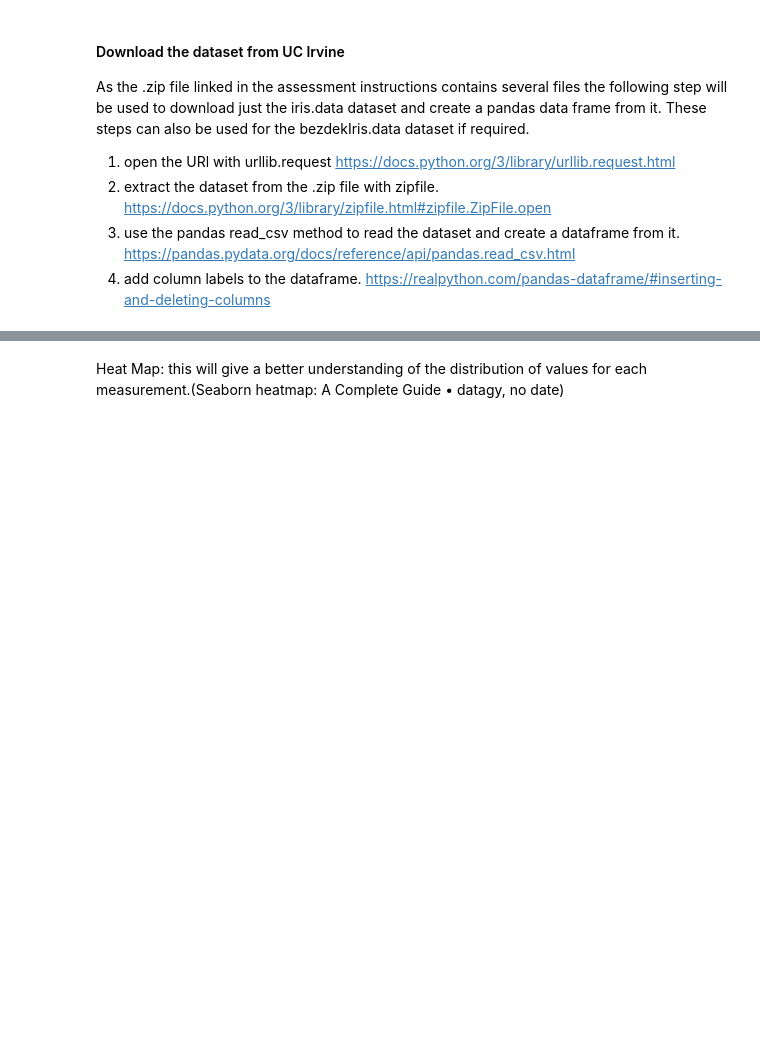
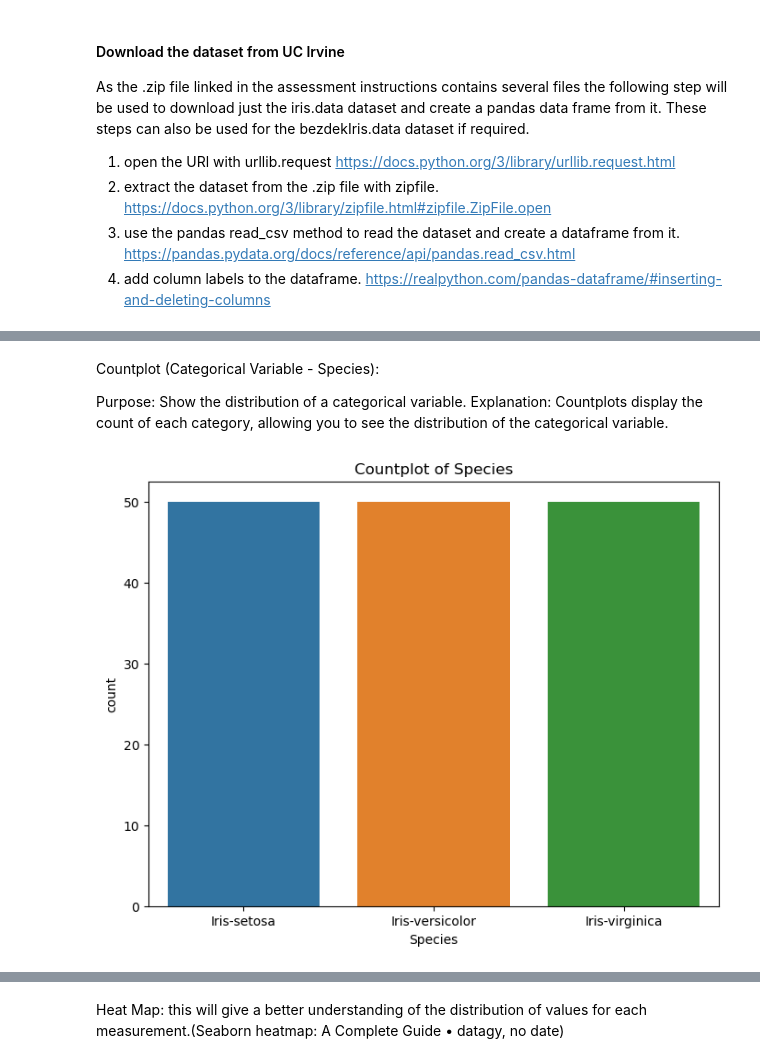
Before and after one commit to decvfox/fofda-assessment, a Jupyter notebook: project.ipynb, the cells around one changed output, grey strips where cells are left out. Saved outputs shown, nothing was run; the diff lists cells and outputs as text; code cells hidden in the pictures; blank space fills up the shorter version.

```diff
--- a/project.ipynb
+++ b/project.ipynb
@@ -125,0 +164,13 @@ plt.show()
+# %% [markdown]
+Countplot (Categorical Variable - Species):
+
+Purpose: Show the distribution of a categorical variable.
+Explanation: Countplots display the count of each category, allowing you to see the distribution of the categorical variable.
+# %%
+# Plot countplot for the categorical variable (Species)
+plt.figure(figsize=(8, 6))
+sns.countplot(x='Species', data=df)
+plt.title('Countplot of Species')
+plt.show()
+# %% [output]
+[figure, added]
```
Also changed, not shown: parts of 25 cells of this notebook, 1 other file.
